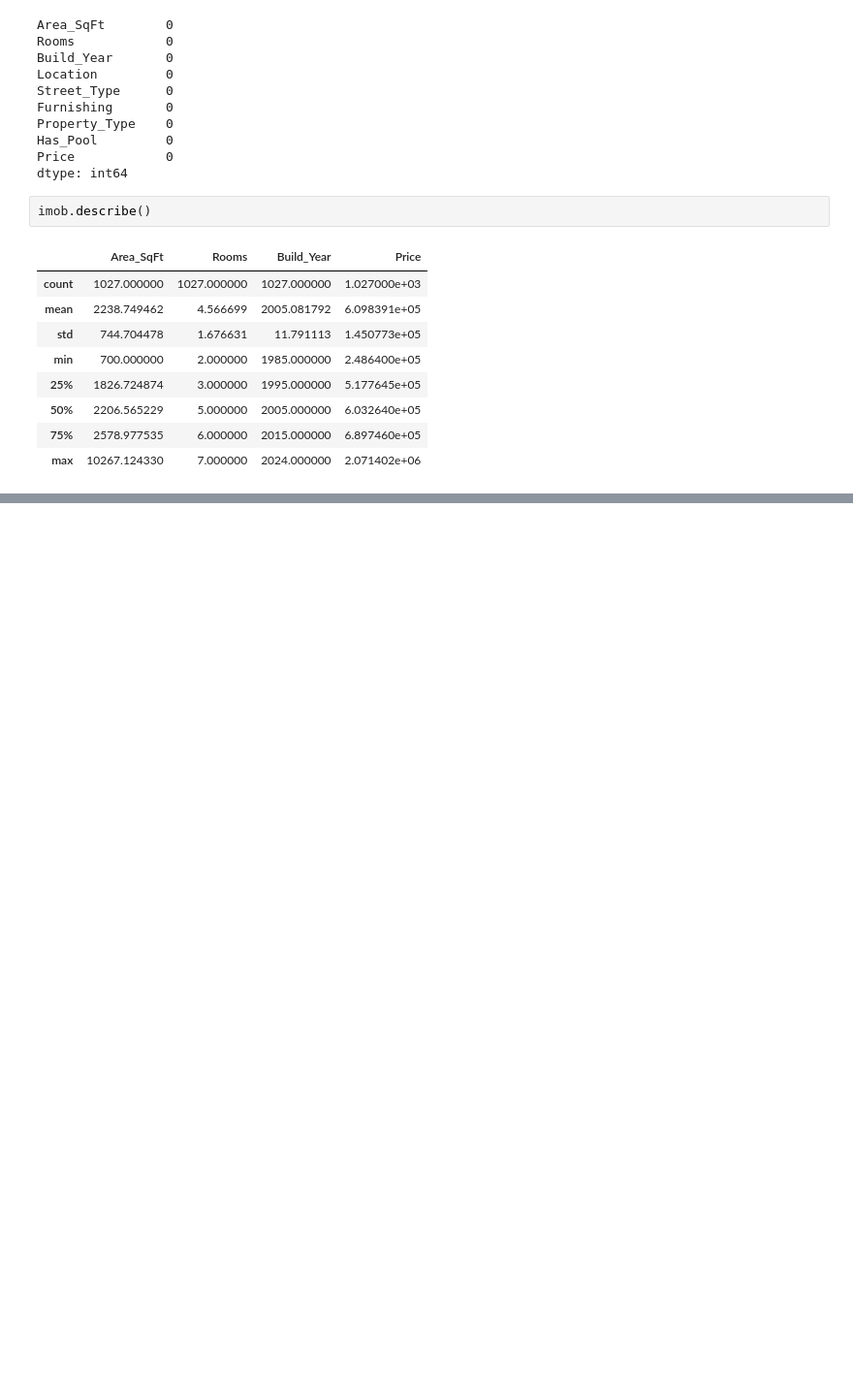
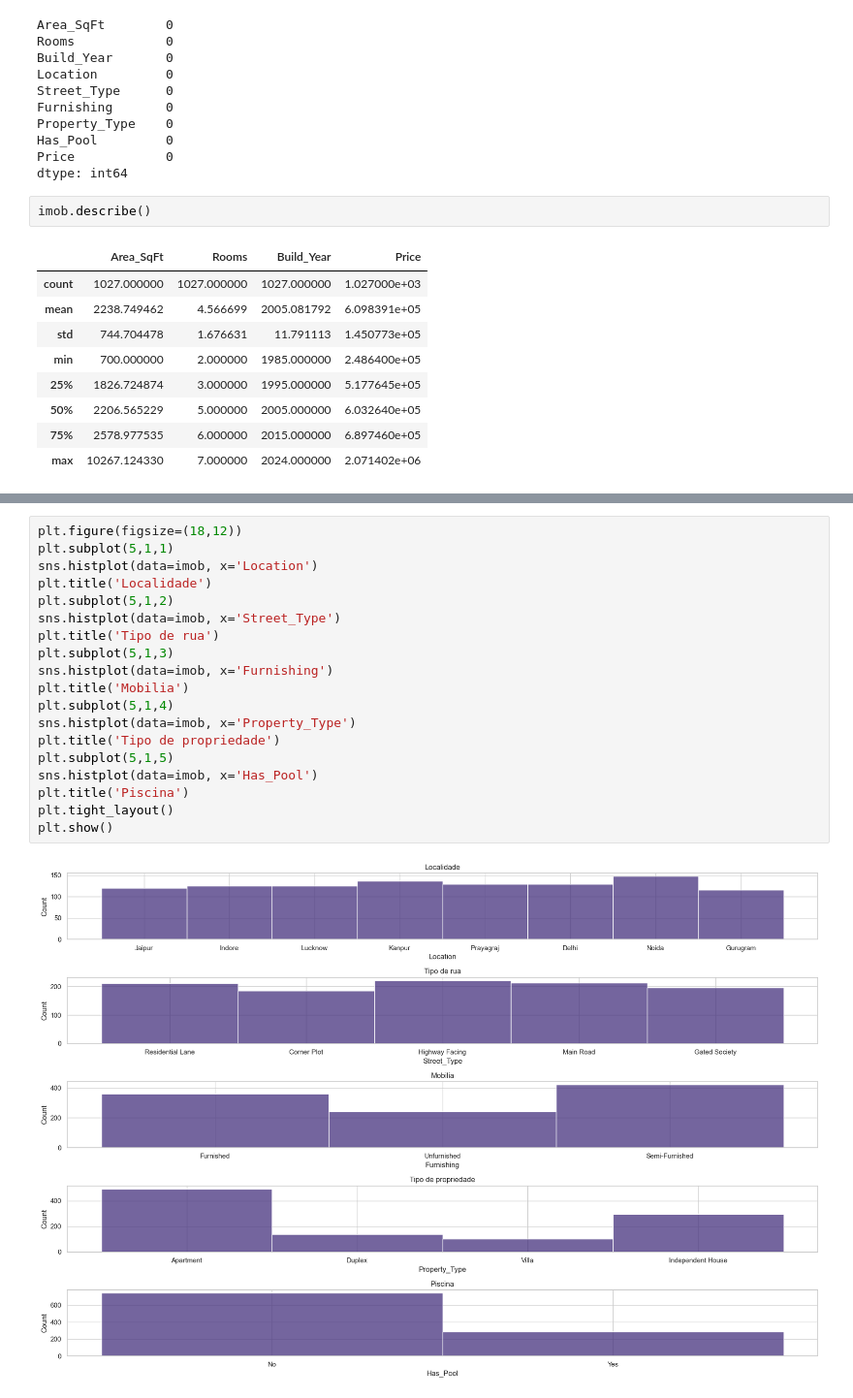
Before and after one commit to e-junior/imobiliary-predictions, a Jupyter notebook: AED.ipynb, the cells around one changed output, grey strips where cells are left out. Shown at 97% size. Saved outputs shown, nothing was run; the diff lists cells and outputs as text; blank space fills up the shorter version.

```diff
--- a/AED.ipynb
+++ b/AED.ipynb
@@ -136,0 +187,21 @@ TypeError: 'module' object is not callable
+# %%
+plt.figure(figsize=(18,12))
+plt.subplot(5,1,1)
+sns.histplot(data=imob, x='Location')
+plt.title('Localidade')
+plt.subplot(5,1,2)
+sns.histplot(data=imob, x='Street_Type')
+plt.title('Tipo de rua')
+plt.subplot(5,1,3)
+sns.histplot(data=imob, x='Furnishing')
+plt.title('Mobilia')
+plt.subplot(5,1,4)
+sns.histplot(data=imob, x='Property_Type')
+plt.title('Tipo de propriedade')
+plt.subplot(5,1,5)
+sns.histplot(data=imob, x='Has_Pool')
+plt.title('Piscina')
+plt.tight_layout()
+plt.show()
+# %% [output]
+[figure, added]
```
Also changed, not shown: parts of 6 cells of this notebook, 1 other file.
